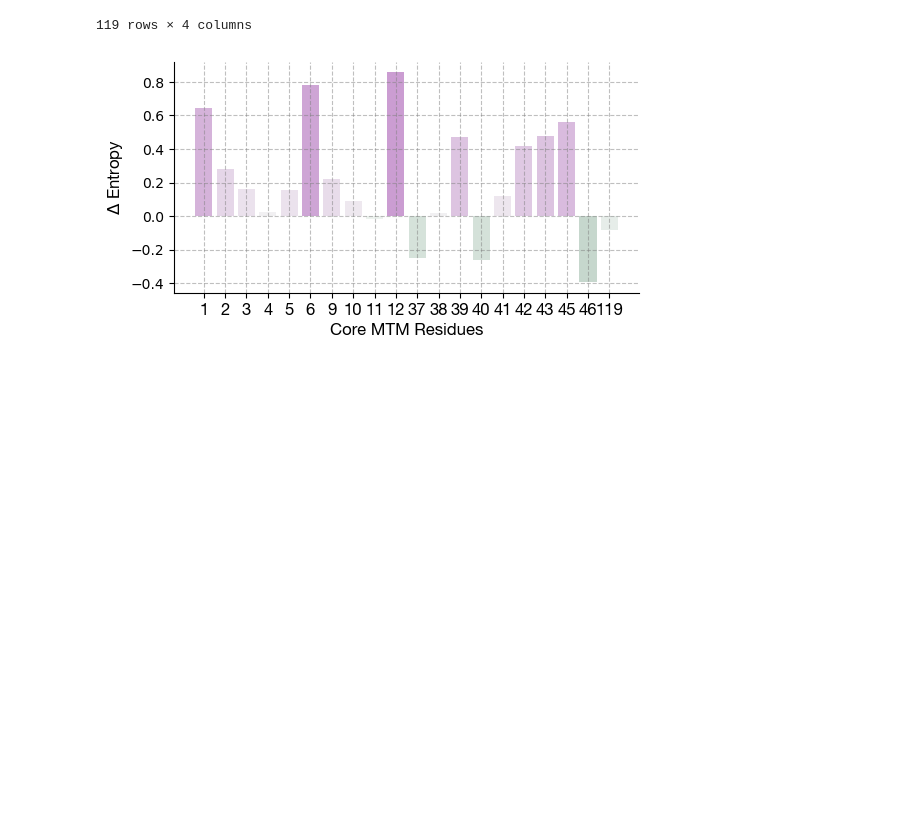
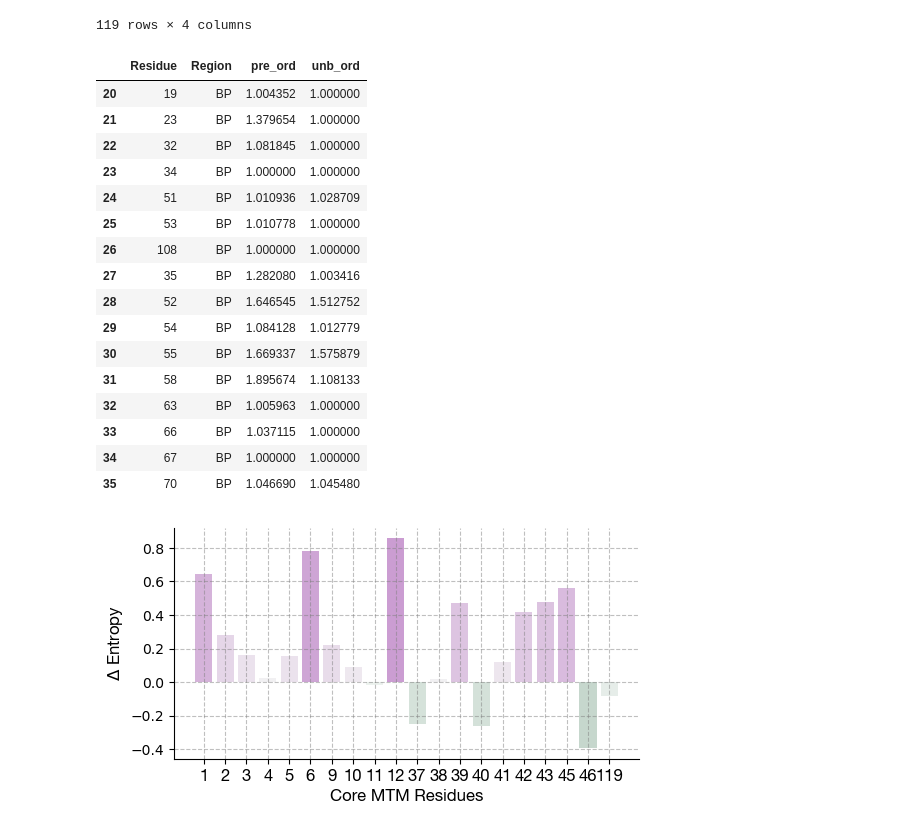
Before and after one commit to CSB-Thukral-Lab/LC3_conformations_scripts_data, a Jupyter notebook: scripts/dihedrals/dihedral_entropy_calculations/dihedral_entropy_pre_vs_unb.ipynb, the cells around one changed output. Saved outputs shown, nothing was run; the diff lists cells and outputs as text; code cells hidden in the pictures; blank space fills up the shorter version.

```diff
--- a/scripts/dihedrals/dihedral_entropy_calculations/dihedral_entropy_pre_vs_unb.ipynb
+++ b/scripts/dihedrals/dihedral_entropy_calculations/dihedral_entropy_pre_vs_unb.ipynb
@@ -612,5 +616,25 @@ ord_region_wise
 | 117 | 117 | REST | 1.882572 | 2.296893 |
 | 118 | 118 | REST | 1.741731 | 1.556034 |
 119 rows × 4 columns
+# %%
+ord_region_wise[ord_region_wise["Region"]=="BP"]
+# %% [output]
+|  | Residue | Region | pre_ord | unb_ord |
+| 20 | 19 | BP | 1.004352 | 1.000000 |
+| 21 | 23 | BP | 1.379654 | 1.000000 |
+| 22 | 32 | BP | 1.081845 | 1.000000 |
+| 23 | 34 | BP | 1.000000 | 1.000000 |
+| 24 | 51 | BP | 1.010936 | 1.028709 |
+| 25 | 53 | BP | 1.010778 | 1.000000 |
+| 26 | 108 | BP | 1.000000 | 1.000000 |
+| 27 | 35 | BP | 1.282080 | 1.003416 |
+| 28 | 52 | BP | 1.646545 | 1.512752 |
+| 29 | 54 | BP | 1.084128 | 1.012779 |
+| 30 | 55 | BP | 1.669337 | 1.575879 |
+| 31 | 58 | BP | 1.895674 | 1.108133 |
+| 32 | 63 | BP | 1.005963 | 1.000000 |
+| 33 | 66 | BP | 1.037115 | 1.000000 |
+| 34 | 67 | BP | 1.000000 | 1.000000 |
+| 35 | 70 | BP | 1.046690 | 1.045480 |
 # %%
 # ord_region_wise.to_csv("../../../../LC3_paper_data_files_for_source_data_comp/delta_ent_unb_vs_pre.csv")
```
Also changed, not shown: parts of 5 cells of this notebook, 3 other files.
